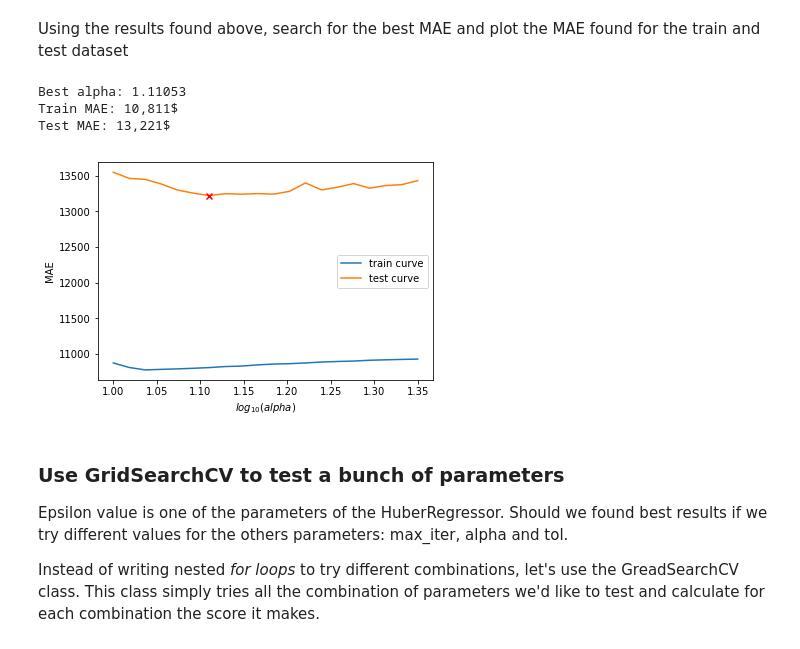
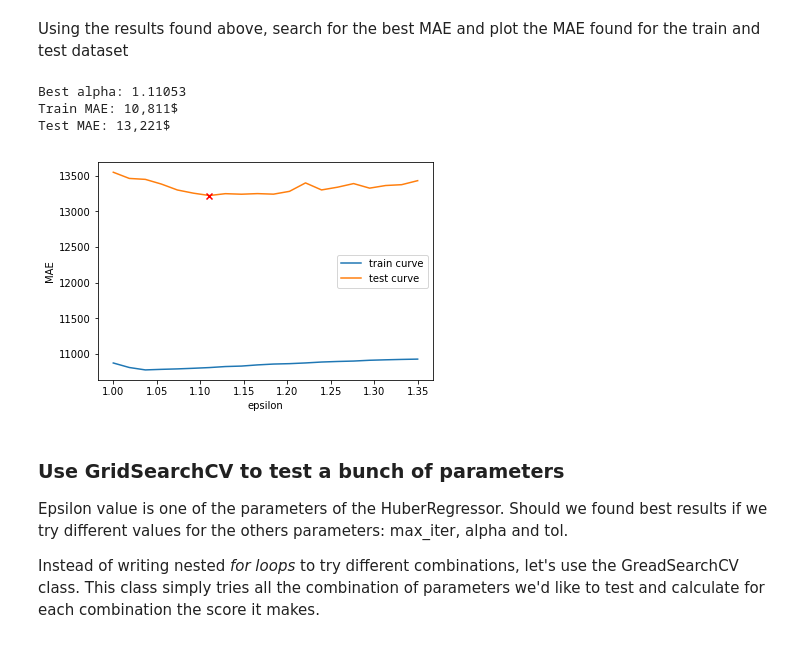
Before and after one commit to xnicolovici/machine_learning, a Jupyter notebook: notebooks/Course No 3/09. Course project/03. Part 2 - House prices/house-prices-solution-2-of-2.ipynb, the cells around one changed output. Saved outputs shown, nothing was run; the diff lists cells and outputs as text; code cells hidden in the pictures.

```diff
--- a/notebooks/Course No 3/09. Course project/03. Part 2 - House prices/house-prices-solution-2-of-2.ipynb
+++ b/notebooks/Course No 3/09. Course project/03. Part 2 - House prices/house-prices-solution-2-of-2.ipynb
@@ -322,29 +322,29 @@ Using the results found above, search for the best MAE and plot the MAE found fo
 # %%
 # Get entry with the best test MAE
 best_result = gs_results.loc[gs_results.test_mae.idxmin()]
 
 # Print the details
 print('Best alpha: {:.5f}'.format(best_result.alpha))
 print('Train MAE: {:,.0f}$'.format(best_result.train_mae))
 print('Test MAE: {:,.0f}$'.format(best_result.test_mae))
 
 # Plot the validation curves
 plt.plot(gs_results['alpha'], gs_results['train_mae'], label='train curve')
 plt.plot(gs_results['alpha'], gs_results['test_mae'], label='test curve')
 #plt.plot(np.log10(gs_results['alpha']), gs_results['train_mae'], label='train curve')
 #plt.plot(np.log10(gs_results['alpha']), gs_results['test_mae'], label='test curve')
 
 plt.scatter(best_result.alpha, best_result.test_mae, marker='x', c='red', zorder=10)
 
-plt.xlabel('$log_{10}(alpha)$')
+plt.xlabel('epsilon')
 plt.ylabel('MAE')
 plt.legend()
 plt.show()
 # %% [output]
 Best alpha: 1.11053
 Train MAE: 10,811$
 Test MAE: 13,221$
-[figure, old version]
+[figure, new version]
 # %% [markdown]
 ### Use GridSearchCV to test a bunch of parameters
 
```
Also changed, not shown: parts of 4 cells of this notebook, 1 other file.
